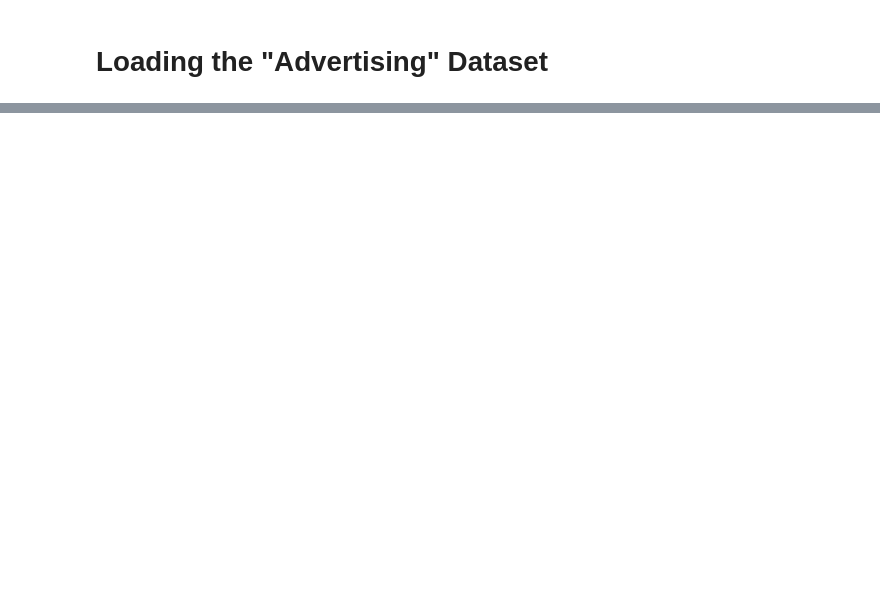
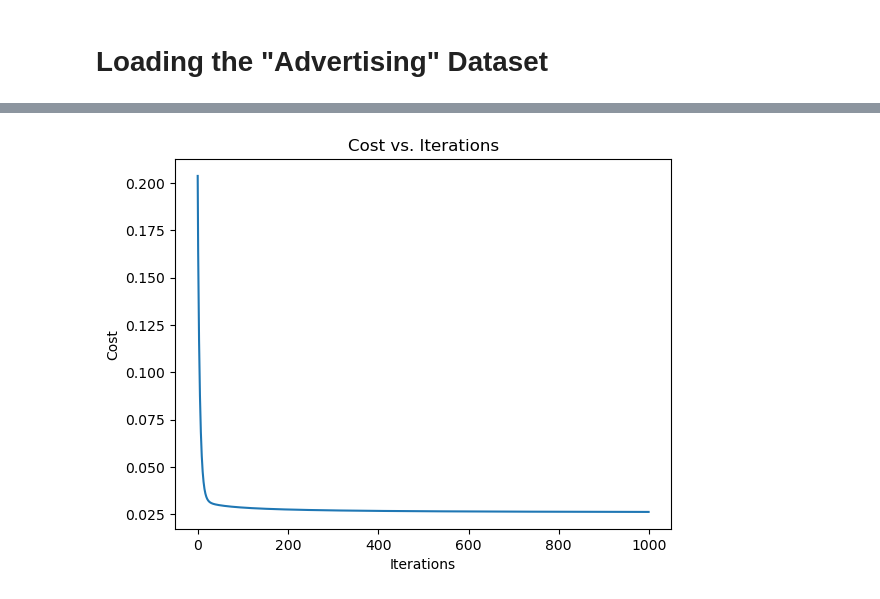
Before and after one commit to Vikram729/INDE577_DS_ML, a Jupyter notebook: Supervised Learning/03-gradient_descent/03-gradient_descent.ipynb, the cells around one changed output, grey strips where cells are left out. Saved outputs shown, nothing was run; the diff lists cells and outputs as text; code cells hidden in the pictures; blank space fills up the shorter version.

Commit message:
Updated gradient decent

```diff
--- a/Supervised Learning/03-gradient_descent/03-gradient_descent.ipynb
+++ b/Supervised Learning/03-gradient_descent/03-gradient_descent.ipynb
@@ -115,0 +20,3 @@ plt.show()
+# %%
+# Load breast cancer dataset
+data = load_breast_cancer()
@@ -115,0 +42,22 @@ plt.show()
+# %%
+# Define the cost function
+def loss(X, y, w):
+    m = len(y)
+    h = X @ w
+    J = (1/(2*m)) * np.sum((h - y)**2)
+    return J
+
+# Define the gradient descent function
+def gradient_descent(X, y, w, learning_rate, epochs):
+    m = len(y)
+    loss_history = np.zeros(epochs)
+    for i in range(epochs):
+        h = X @ w
+        w = w - (learning_rate/m) * (X.T @ (h - y))
+        loss_history[i] = loss(X, y, w)
+    return w, loss_history
+
+# Define the prediction function
+def predict(X, w):
+    z = abs(np.round(np.dot(X, w)))
+    return z
@@ -115,0 +67,8 @@ plt.show()
+# %%
+# Initialize the parameters and hyperparameters
+w = np.zeros(X_norm.shape[1])
+learning_rate = 0.1
+epochs = 1000
+
+# Run gradient descent on the training set
+w, loss_history = gradient_descent(X_train, y_train, w, learning_rate, epochs)
@@ -115,0 +78,9 @@ plt.show()
+# %%
+# Plot the cost function over iterations
+plt.plot(range(epochs), loss_history)
+plt.xlabel('Iterations')
+plt.ylabel('Cost')
+plt.title('Cost vs. Iterations')
+plt.show()
+# %% [output]
+[figure, added]
```
Also changed, not shown: parts of 25 cells of this notebook, 1 other file.
